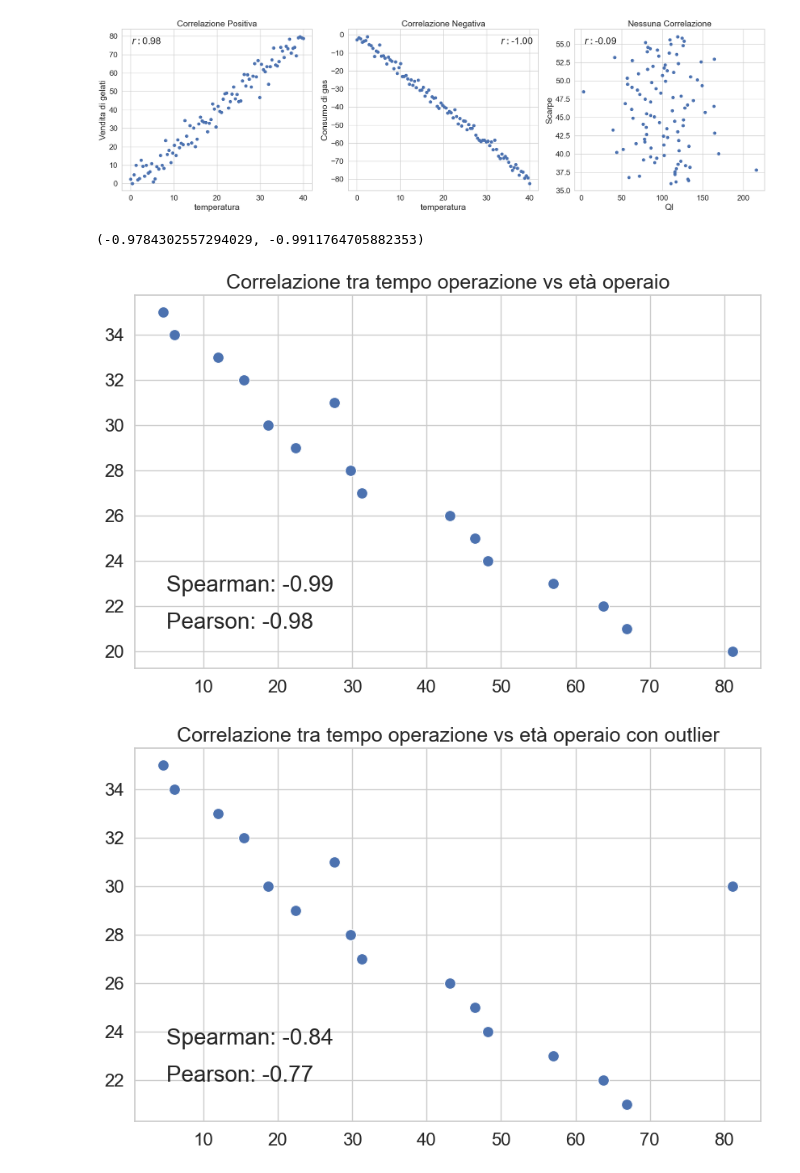
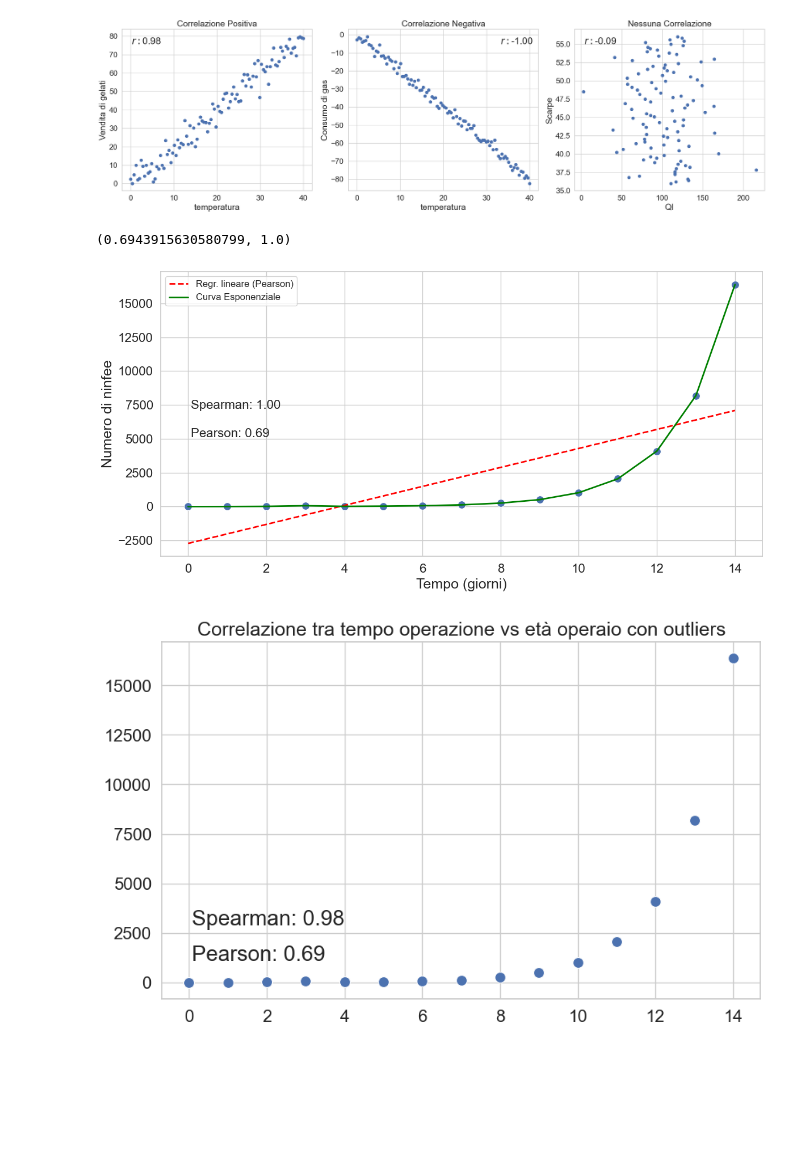
Before and after one commit to APanico12/Lezione-PCTO, a Jupyter notebook: Correlazione.ipynb, the cells around one changed output. Drawn from its saved outputs; the diff is of its cells as text; code cells hidden in the pictures; blank space fills up the shorter version.

Commit message:
spearman example

```diff
--- a/Correlazione.ipynb
+++ b/Correlazione.ipynb
@@ -67,15 +67,16 @@ plt.show()
 #add an outlier to X in positive correlation
 #generete outliers
 import pandas as pd
-from scipy.stats import rankdata, pearsonr
+from scipy.stats import rankdata, pearsonr,spearmanr
 
-# Dati di esempio: 15 coppie
 
-Y = np.array([x for x in range(20,20+16)])  # Y values
-Y = np.array(Y[::-1])  # Y values with some noise
-X = np.array([(x+2*x**2 +np.random.exponential(30))/10 for x in range(4,20)])  # X values
-# Calcolo Pearson
-pearson_corr, _ = pearsonr(X, Y)
+# Generate X values (e.g., from 0 to 10)
+X = np.arange(0, 15, 1)  # giorni
+Y = 1 * 2**(X)  # con un po' di rumore
+
+# Assicuriamoci che nessun valore sia sotto 1 (non ha senso avere -ninfee)
+Y[Y < 1] = 1
+
 
 def spearman_rho_fnc(X, Y):
     """
@@ -102,34 +103,44 @@ rank_Y = rankdata(Y)
 d = rank_X - rank_Y
 d_squared = d ** 2
 
+
 # Calcolo Spearman
+pearson_corr,_ = pearsonr(X, Y)
 
 
-# Tabella con i dati e i calcoli
-df = pd.DataFrame({
-    "X": X,
-    "Y": Y,
-    "Rank_X": rank_X,
-    "Rank_Y": rank_Y,
-    "d = Rank_X - Rank_Y": d,
-    "d^2": d_squared
-})
 
 pearson_corr, spearman_rho
 # %% [output]
-(-0.9784302557294029, -0.9911764705882353)
+(0.6943915630580799, 1.0)
 # %%
-sns.light_palette("#79C")
+#fit a linear regression line
+m, b = np.polyfit(X, Y, 1)
+Y_fit = m * X + b
 
-plt.figure(figsize=(10, 6))
-plt.title('Correlazione tra tempo operazione vs età operaio')
+
+# Scatter plot dei dati
+plt.figure(figsize=(12, 6))
 sns.scatterplot(x=X, y=Y, s=100)
-plt.text(0.05, 0.15, f'Pearson: {pearson_corr:.2f}',
-         transform=plt.gca().transAxes, fontsize=20, verticalalignment='top')
-plt.text(0.05, 0.25, f'Spearman: {spearman_rho:.2f}',
-         transform=plt.gca().transAxes, fontsize=20, verticalalignment='top')
+
+# Aggiunta linea di regressione lineare (Pearson)
+plt.plot(X, Y_fit, color='red', linestyle='--', linewidth=2, label='Regr. lineare (Pearson)')
+
+# Aggiunta curva logaritmica
+plt.plot(X, Y, color='green', linestyle='-', linewidth=2, label='Curva Esponenziale')
+
+# Testo con i coefficienti
+plt.text(0.05, 0.45, f'Pearson: {pearson_corr:.2f}',
+         transform=plt.gca().transAxes, fontsize=16, verticalalignment='top')
+plt.text(0.05, 0.55, f'Spearman: {spearman_rho:.2f}',
+         transform=plt.gca().transAxes, fontsize=16, verticalalignment='top')
+
+plt.xlabel("Tempo (giorni)")
+plt.ylabel("Numero di ninfee")
+plt.grid(True)
+plt.legend()
+plt.tight_layout()
 plt.show()
 # %% [output]
-[figure, old version]
+[figure, new version]
 # %%
 # Add an outlier to Y in the positive correlation
@@ -139,7 +150,7 @@ Y[mid] =  Y[mid]*1.5
 spearman_rho_outlier = spearman_rho_fnc(X, Y)
 pearson_corr_outlier, _ = pearsonr(X, Y)
 plt.figure(figsize=(10, 6))
-plt.title('Correlazione tra tempo operazione vs età operaio con outlier')
+plt.title('Correlazione tra tempo operazione vs età operaio con outliers')
 sns.scatterplot(x=X, y=Y, s=100)
 plt.text(0.05, 0.15, f'Pearson: {pearson_corr_outlier:.2f}',
          transform=plt.gca().transAxes, fontsize=20, verticalalignment='top')
@@ -147,4 +158,4 @@ plt.text(0.05, 0.25, f'Spearman: {spearman_rho_outlier:.2f}',
          transform=plt.gca().transAxes, fontsize=20, verticalalignment='top')
 plt.show()
 # %% [output]
-[figure, old version]
+[figure, new version]
```
Also changed, not shown: parts of 1 cell of this notebook.
